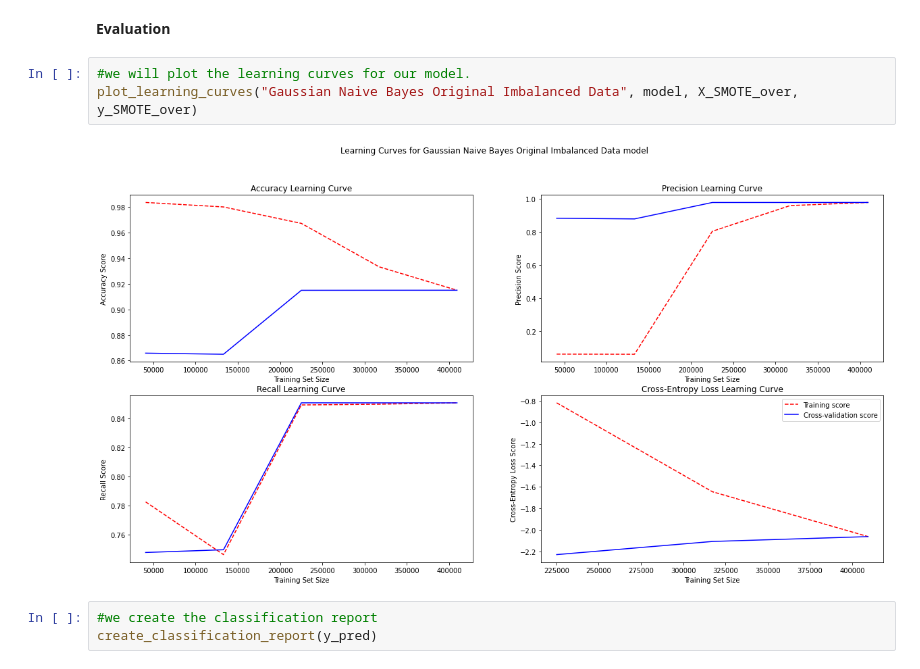
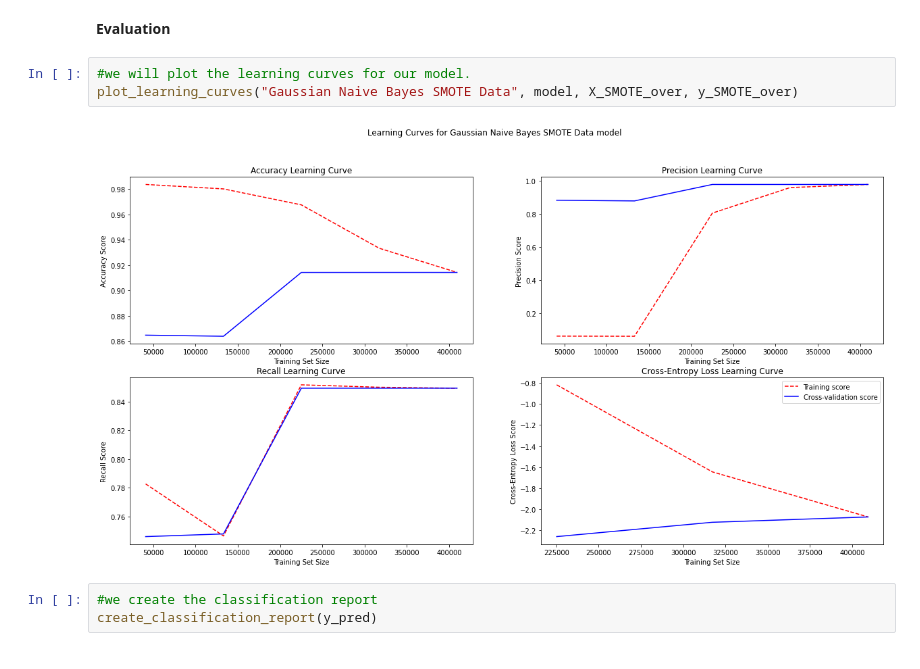
Before and after one commit to kkrusere/Credit-Card-Fraud-Anomaly-Outlier-Detection, a Jupyter notebook: Credit_Card_fraud_detection.ipynb, the cells around one changed output. Saved outputs shown, nothing was run; the diff lists cells and outputs as text.

```diff
--- a/Credit_Card_fraud_detection.ipynb
+++ b/Credit_Card_fraud_detection.ipynb
@@ -827,9 +824,9 @@ The Best Estimator: GaussianNB(var_smoothing=0.0023101297000831605)
 **Evaluation**
 # %%
 #we will plot the learning curves for our model.
-plot_learning_curves("Gaussian Naive Bayes Original Imbalanced Data", model, X_SMOTE_over, y_SMOTE_over)
+plot_learning_curves("Gaussian Naive Bayes SMOTE Data", model, X_SMOTE_over, y_SMOTE_over)
 # %% [output]
-[figure, old version]
+[figure, new version]
 # %%
 #we create the classification report
 create_classification_report(y_pred)
```
Also changed, not shown: parts of 68 cells of this notebook.
